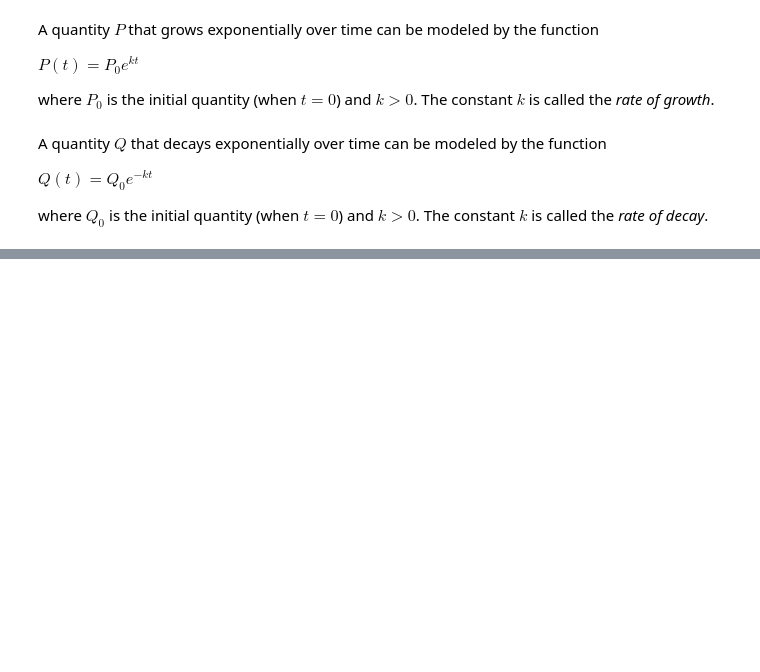
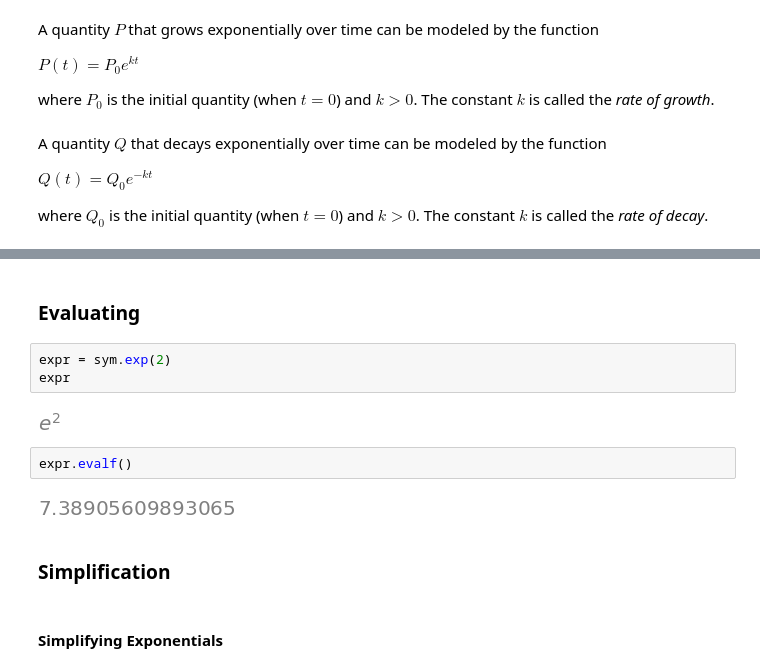
Before and after one commit to PaulToronto/Johns-Hopkins-Coursera-Applied-Calculus-With-Python, a Jupyter notebook: 2_2_Exponential_and_Logarithmic_Functions.ipynb, the cells around one changed output, grey strips where cells are left out. Cells and saved outputs as stored; diff of their text form; blank space fills up the shorter version.

```diff
--- a/2_2_Exponential_and_Logarithmic_Functions.ipynb
+++ b/2_2_Exponential_and_Logarithmic_Functions.ipynb
@@ -840,0 +883,15 @@ where $Q_{0}$ is the initial quantity (when $t = 0$) and $k > 0$. The constant $
+# %% [markdown]
+### Evaluating
+# %%
+expr = sym.exp(2)
+expr
+# %% [output]
+[figure, added]
+# %%
+expr.evalf()
+# %% [output]
+[figure, added]
+# %% [markdown]
+### Simplification
+# %% [markdown]
+#### Simplifying Exponentials
```
Also changed, not shown: parts of 61 cells of this notebook.
